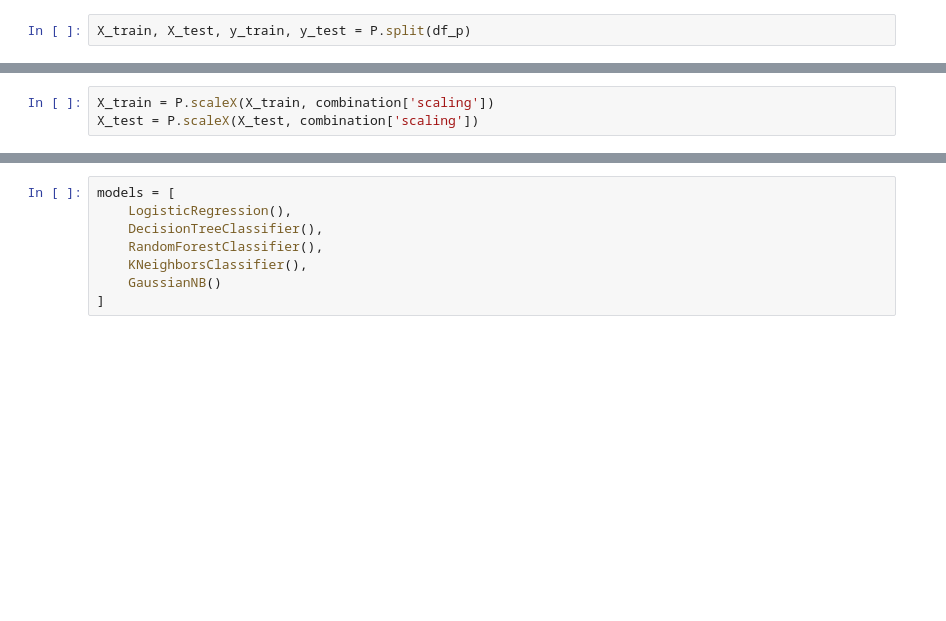
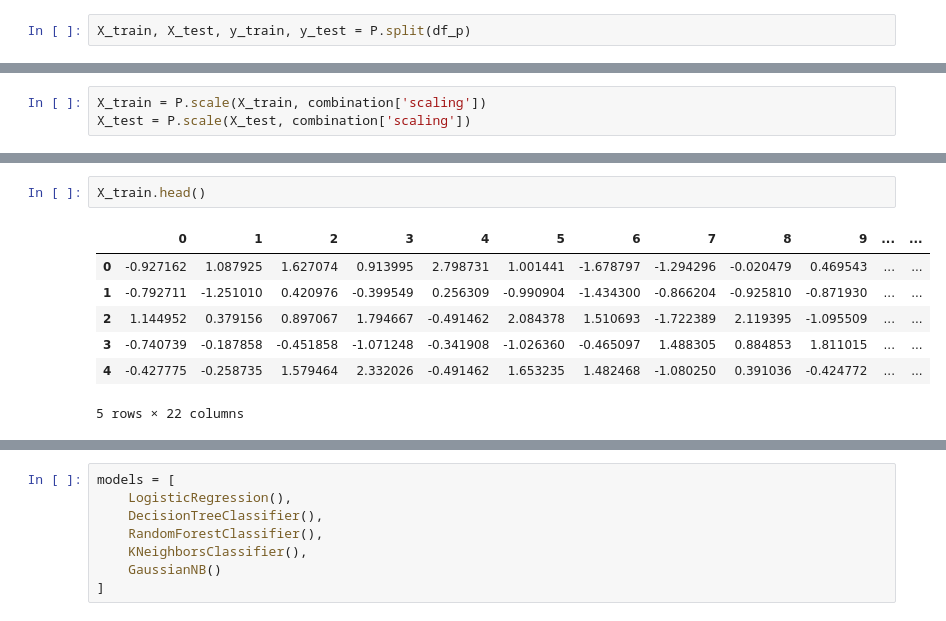
Before and after one commit to YousefAtefB/BigTATA, a Jupyter notebook: preprocessing2.ipynb, the cells around one changed output, grey strips where cells are left out. Saved outputs shown, nothing was run; the diff lists cells and outputs as text; blank space fills up the shorter version.

```diff
--- a/preprocessing2.ipynb
+++ b/preprocessing2.ipynb
@@ -182,3 +192,3 @@ X_train, X_test, y_train, y_test = P.split(df_p)
 # %%
-X_train = P.scaleX(X_train, combination['scaling'])
-X_test = P.scaleX(X_test, combination['scaling'])
+X_train = P.scale(X_train, combination['scaling'])
+X_test = P.scale(X_test, combination['scaling'])
@@ -184,0 +205,10 @@ X_test = P.scaleX(X_test, combination['scaling'])
+# %%
+X_train.head()
+# %% [output]
+|  | 0 | 1 | 2 | 3 | 4 | 5 | 6 | 7 | 8 | 9 | ... | ... |
+| 0 | -0.927162 | 1.087925 | 1.627074 | 0.913995 | 2.798731 | 1.001441 | -1.678797 | -1.294296 | -0.020479 | 0.469543 | ... | ... |
+| 1 | -0.792711 | -1.251010 | 0.420976 | -0.399549 | 0.256309 | -0.990904 | -1.434300 | -0.866204 | -0.925810 | -0.871930 | ... | ... |
+| 2 | 1.144952 | 0.379156 | 0.897067 | 1.794667 | -0.491462 | 2.084378 | 1.510693 | -1.722389 | 2.119395 | -1.095509 | ... | ... |
+| 3 | -0.740739 | -0.187858 | -0.451858 | -1.071248 | -0.341908 | -1.026360 | -0.465097 | 1.488305 | 0.884853 | 1.811015 | ... | ... |
+| 4 | -0.427775 | -0.258735 | 1.579464 | 2.332026 | -0.491462 | 1.653235 | 1.482468 | -1.080250 | 0.391036 | -0.424772 | ... | ... |
+5 rows × 22 columns
```
Also changed, not shown: parts of 5 cells of this notebook, 2 other files.
